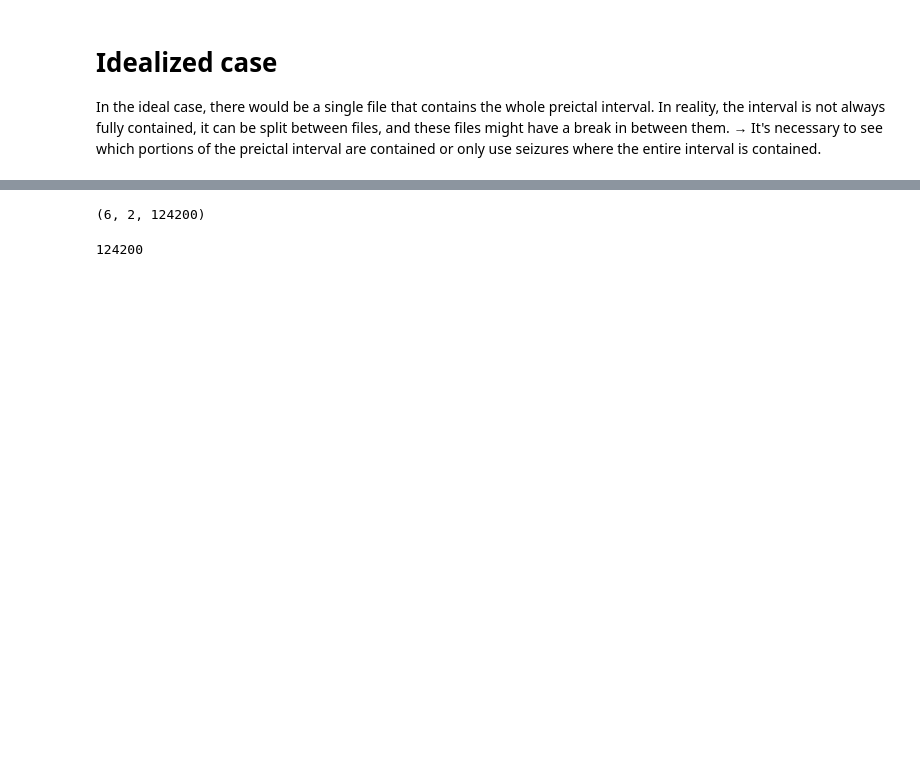
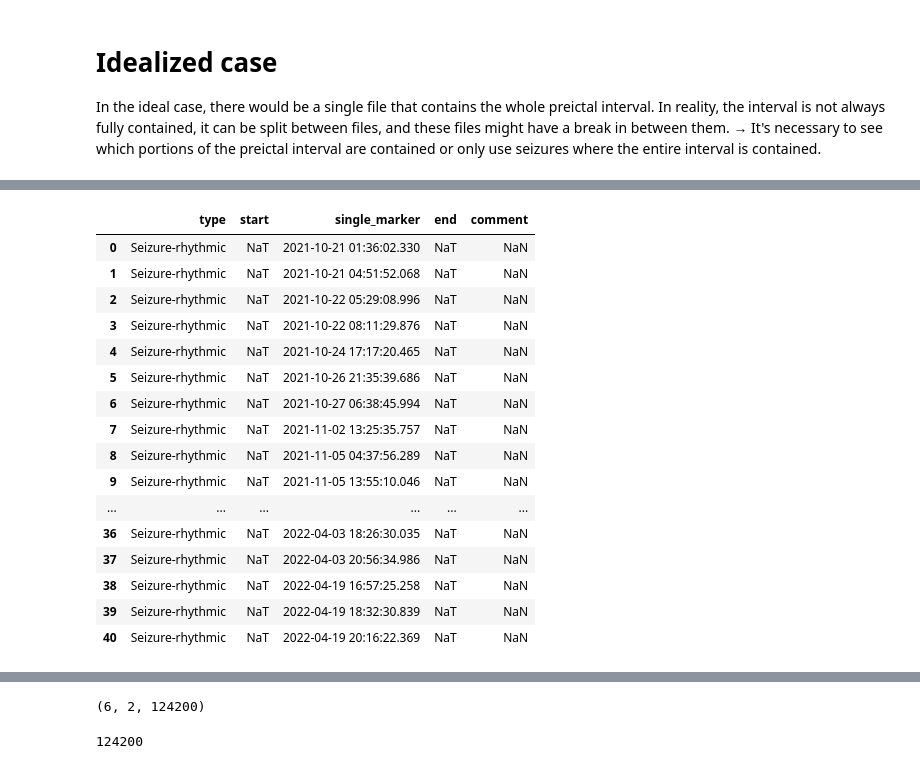
Before and after one commit to Julian-Webb/SeizurePredictionThesis, a Jupyter notebook: sandbox/clip_cutter.ipynb, the cells around one changed output, grey strips where cells are left out. Cells and saved outputs as stored; diff of their text form; code cells hidden in the pictures; blank space fills up the shorter version.

```diff
--- a/sandbox/clip_cutter.ipynb
+++ b/sandbox/clip_cutter.ipynb
@@ -45,0 +19,24 @@ Timestamp('2021-10-08 20:20:26.020000')
+# %%
+# load seizure annotation
+patient_dir = PatientDir(PATHS.for_mayo_dir / 'B52K3P3G')
+seizure_annotation_file = patient_dir.seizure_annotations_dir / 'B52K3P3G_CONSENSUS_corrected.csv'
+seizure_annotations = pd.read_csv(seizure_annotation_file, parse_dates=['start', 'end', 'single_marker'])
+seizure_annotations
+# %% [output]
+|  | type | start | single_marker | end | comment |
+| 0 | Seizure-rhythmic | NaT | 2021-10-21 01:36:02.330 | NaT | NaN |
+| 1 | Seizure-rhythmic | NaT | 2021-10-21 04:51:52.068 | NaT | NaN |
+| 2 | Seizure-rhythmic | NaT | 2021-10-22 05:29:08.996 | NaT | NaN |
+| 3 | Seizure-rhythmic | NaT | 2021-10-22 08:11:29.876 | NaT | NaN |
+| 4 | Seizure-rhythmic | NaT | 2021-10-24 17:17:20.465 | NaT | NaN |
+| 5 | Seizure-rhythmic | NaT | 2021-10-26 21:35:39.686 | NaT | NaN |
+| 6 | Seizure-rhythmic | NaT | 2021-10-27 06:38:45.994 | NaT | NaN |
+| 7 | Seizure-rhythmic | NaT | 2021-11-02 13:25:35.757 | NaT | NaN |
+| 8 | Seizure-rhythmic | NaT | 2021-11-05 04:37:56.289 | NaT | NaN |
+| 9 | Seizure-rhythmic | NaT | 2021-11-05 13:55:10.046 | NaT | NaN |
+| ... | ... | ... | ... | ... | ... |
+| 36 | Seizure-rhythmic | NaT | 2022-04-03 18:26:30.035 | NaT | NaN |
+| 37 | Seizure-rhythmic | NaT | 2022-04-03 20:56:34.986 | NaT | NaN |
+| 38 | Seizure-rhythmic | NaT | 2022-04-19 16:57:25.258 | NaT | NaN |
+| 39 | Seizure-rhythmic | NaT | 2022-04-19 18:32:30.839 | NaT | NaN |
+| 40 | Seizure-rhythmic | NaT | 2022-04-19 20:16:22.369 | NaT | NaN |
```
Also changed, not shown: parts of 25 cells of this notebook, 14 other files.
